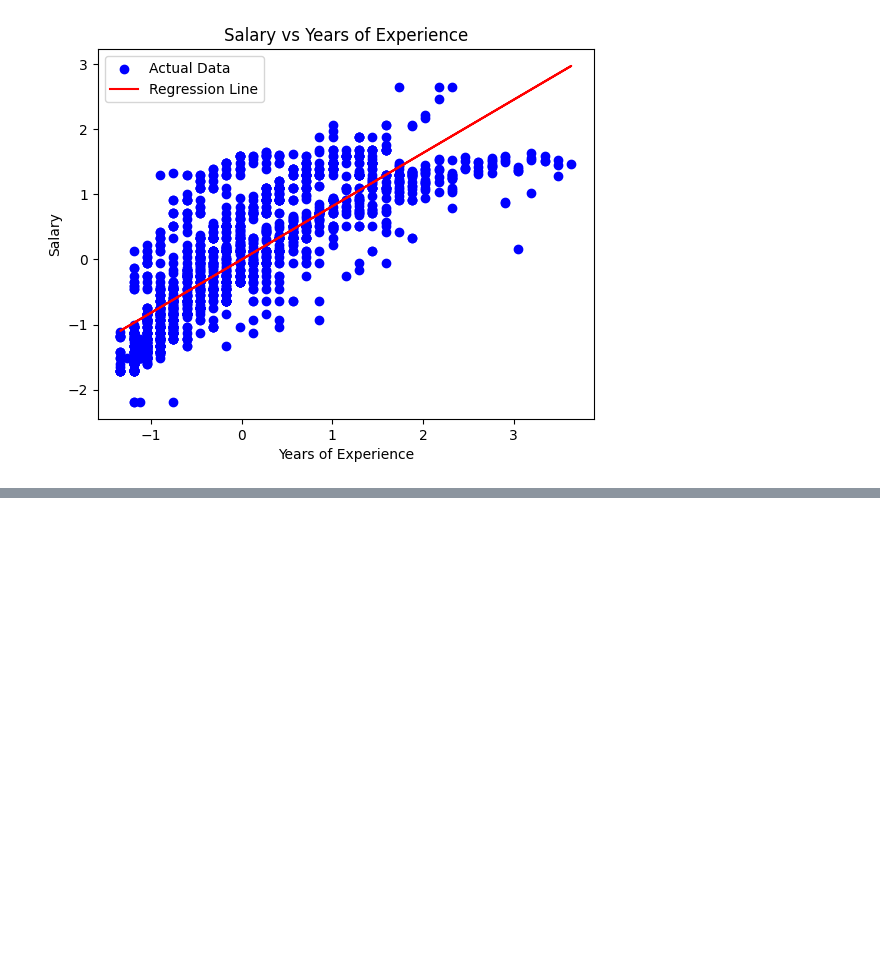
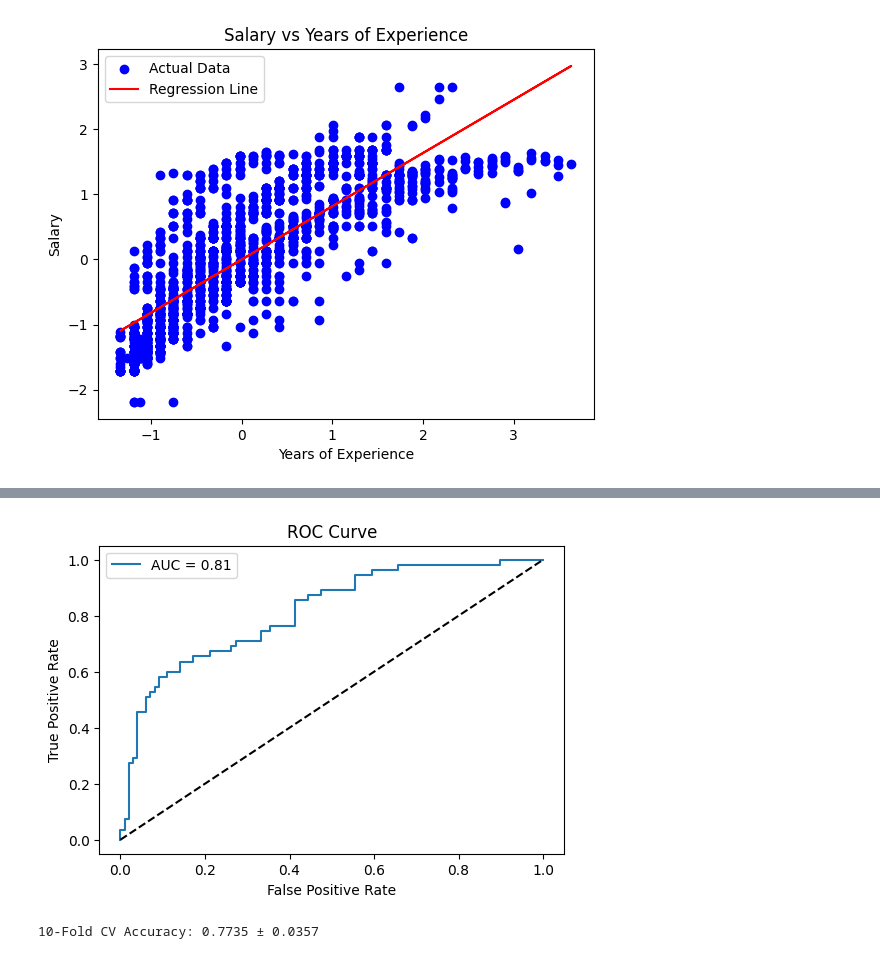
Before and after one commit to Spandana2704/ML, a Jupyter notebook: MLW5.ipynb, the cells around one changed output, grey strips where cells are left out. Saved outputs shown, nothing was run; the diff lists cells and outputs as text; code cells hidden in the pictures; blank space fills up the shorter version.

```diff
--- a/MLW5.ipynb
+++ b/MLW5.ipynb
@@ -107,0 +219,19 @@ df.shape
+# %%
+fpr, tpr, thresholds = roc_curve(y_test, y_prob)
+auc_score = roc_auc_score(y_test, y_prob)
+
+plt.figure(figsize=(6, 4))
+plt.plot(fpr, tpr, label=f"AUC = {auc_score:.2f}")
+plt.plot([0, 1], [0, 1], 'k--')
+plt.xlabel("False Positive Rate")
+plt.ylabel("True Positive Rate")
+plt.title("ROC Curve")
+plt.legend()
+plt.show()
+# %% [output]
+[figure, added]
+# %%
+cv_scores = cross_val_score(model, X, y, cv=10, scoring='accuracy')
+print(f"10-Fold CV Accuracy: {cv_scores.mean():.4f} ± {cv_scores.std():.4f}")
+# %% [output]
+10-Fold CV Accuracy: 0.7735 ± 0.0357
```
Also changed, not shown: parts of 10 cells of this notebook.
